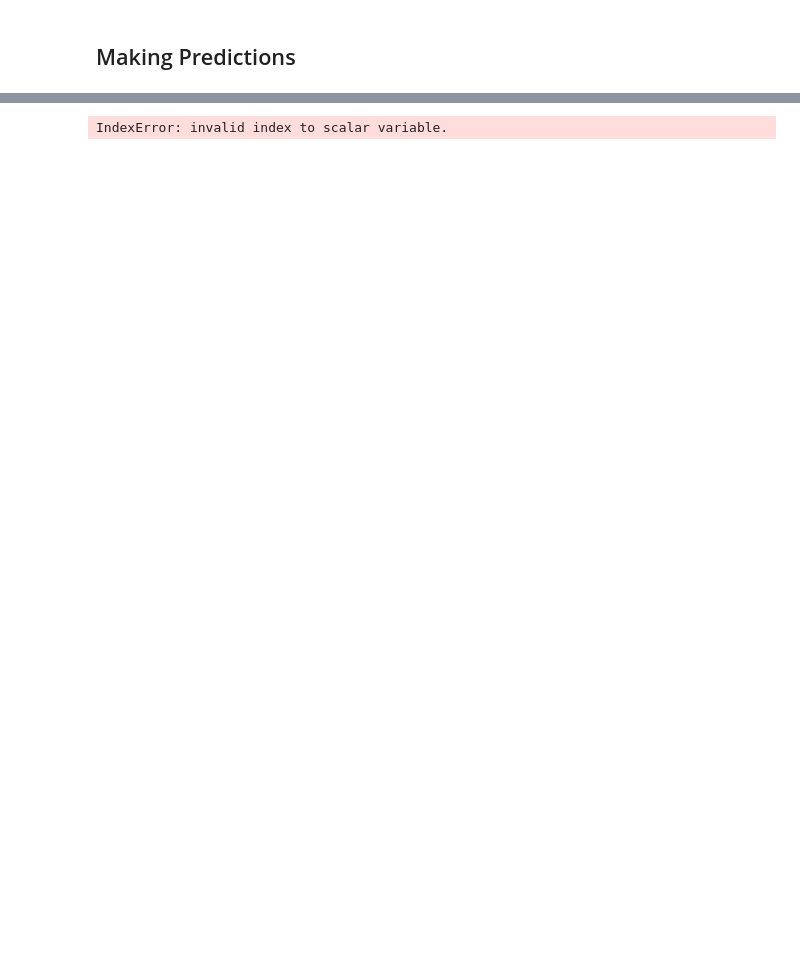
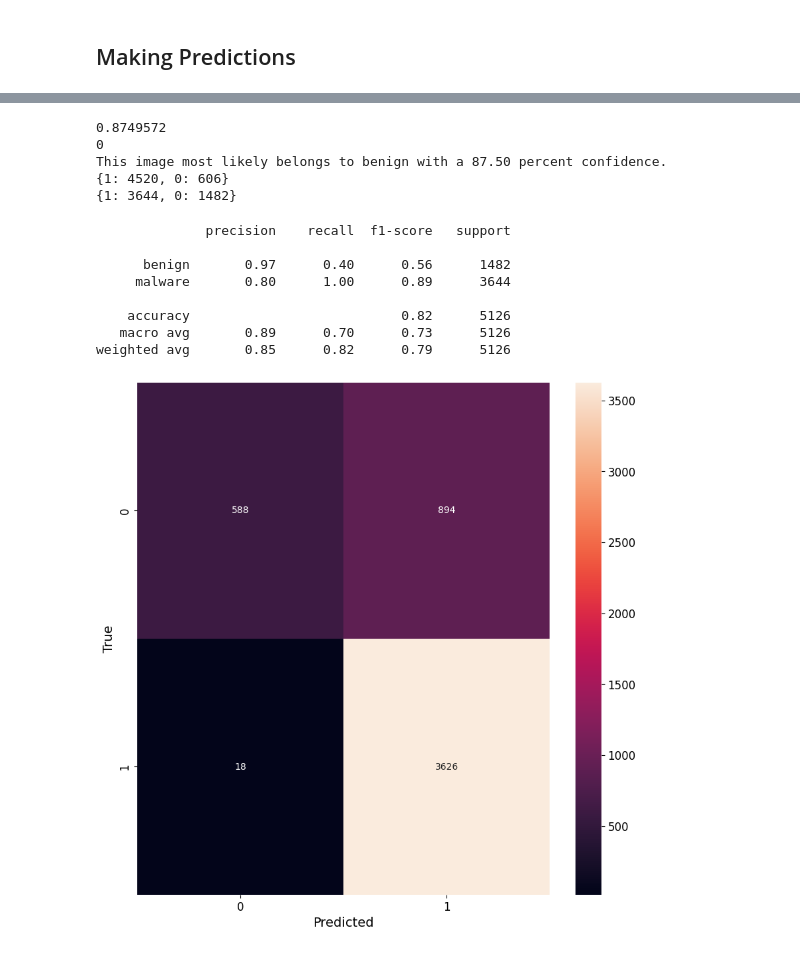
Before and after one commit to JosueMolinaMorales/CyberAI, a Jupyter notebook: Assignment3/malware_image_detection.ipynb, the cells around one changed output, grey strips where cells are left out. Saved outputs shown, nothing was run; the diff lists cells and outputs as text; code cells hidden in the pictures; blank space fills up the shorter version.

Commit message:
adding new model

```diff
--- a/Assignment3/malware_image_detection.ipynb
+++ b/Assignment3/malware_image_detection.ipynb
@@ -166,0 +212,14 @@ np.argmax(predictions[0])
+# %%
+# Get the test data. Ensure that the dataset is not shuffled. Enabling shuffling will cause the predictions to be out of order.
+# Since the dataset is shuffled after every epoch, the predictions will be different every time the model is evaluated.
+# https://stackoverflow.com/questions/71706820/tensorflow-dataset-order-appears-randomised-when-iterating-via-for-loop?rq=3
+test_ds = tf.keras.preprocessing.image_dataset_from_directory(
+    "dataset/test",
+    seed=123,
+    labels="inferred",
+    label_mode="binary",
+    shuffle=False,
+    image_size=(300, 300),
+)
+
+predictions = model.predict(test_ds)
@@ -167,36 +229,50 @@ np.argmax(predictions[0])
+# %%
+print(
+    "This image most likely belongs to {} with a {:.2f} percent confidence."
+    .format(class_names[np.argmax(predictions[0])], 100 * np.max(predictions[0]))
+)
+# %% [output]
+0.8749572
+0
+This image most likely belongs to benign with a 87.50 percent confidence.
+{1: 4520, 0: 606}
+{1: 3644, 0: 1482}
 # %%
 # Get the predicted class with the highest probability for each sample
-pred = [np.argmax(i) for i in predictions][:5]
+preds = [i.round() for i in predictions]
 
-print(pred)
-print(label)
+
 # Get the true labels
-# true_labels = []
-# for _, labels in val_ds:
-#   for label in labels:
-#     true_labels.append(label)
-# true_labels = []
-# for _, labels in test_ds:
-#   for label in labels:
-#     true_labels.append(label)
+true_labels = []
 
-# # Get the summary statistics
-# from sklearn.metrics import classification_report
+for _, labels in test_ds:
+    for label in labels:
+        true_labels.append(label.numpy()[0])
 
-# print(classification_report(true_labels, preds))
 
-# matrix = tf.math.confusion_matrix(
-#     true_labels, preds, num_classes=None, weights=None, dtype=tf.dtypes.int32,
-#     name=None
-# )
+from sklearn.metrics import classification_report
 
-# # Plot the confusion matrix
-# import seaborn as sns
+print(classification_report(true_labels, preds, target_names=class_names))
 
-# plt.figure(figsize=(10, 10))
-# sns.heatmap(matrix, annot=True, fmt='g')
-# plt.xlabel('Predicted')
-# plt.ylabel('True')
-# plt.show()
+matrix = tf.math.confusion_matrix(
+    true_labels, preds, num_classes=2, weights=None, dtype=tf.dtypes.int32, name=None
+)
+
+# Plot the confusion matrix
+import seaborn as sns
+
+plt.figure(figsize=(10, 10))
+sns.heatmap(matrix, annot=True, fmt='g')
+plt.xlabel('Predicted')
+plt.ylabel('True')
+plt.show()
 # %% [output]
-IndexError: invalid index to scalar variable.
+              precision    recall  f1-score   support
+
+      benign       0.97      0.40      0.56      1482
+     malware       0.80      1.00      0.89      3644
+
+    accuracy                           0.82      5126
+   macro avg       0.89      0.70      0.73      5126
+weighted avg       0.85      0.82      0.79      5126
+[figure, added]
```
Also changed, not shown: parts of 34 cells of this notebook.
